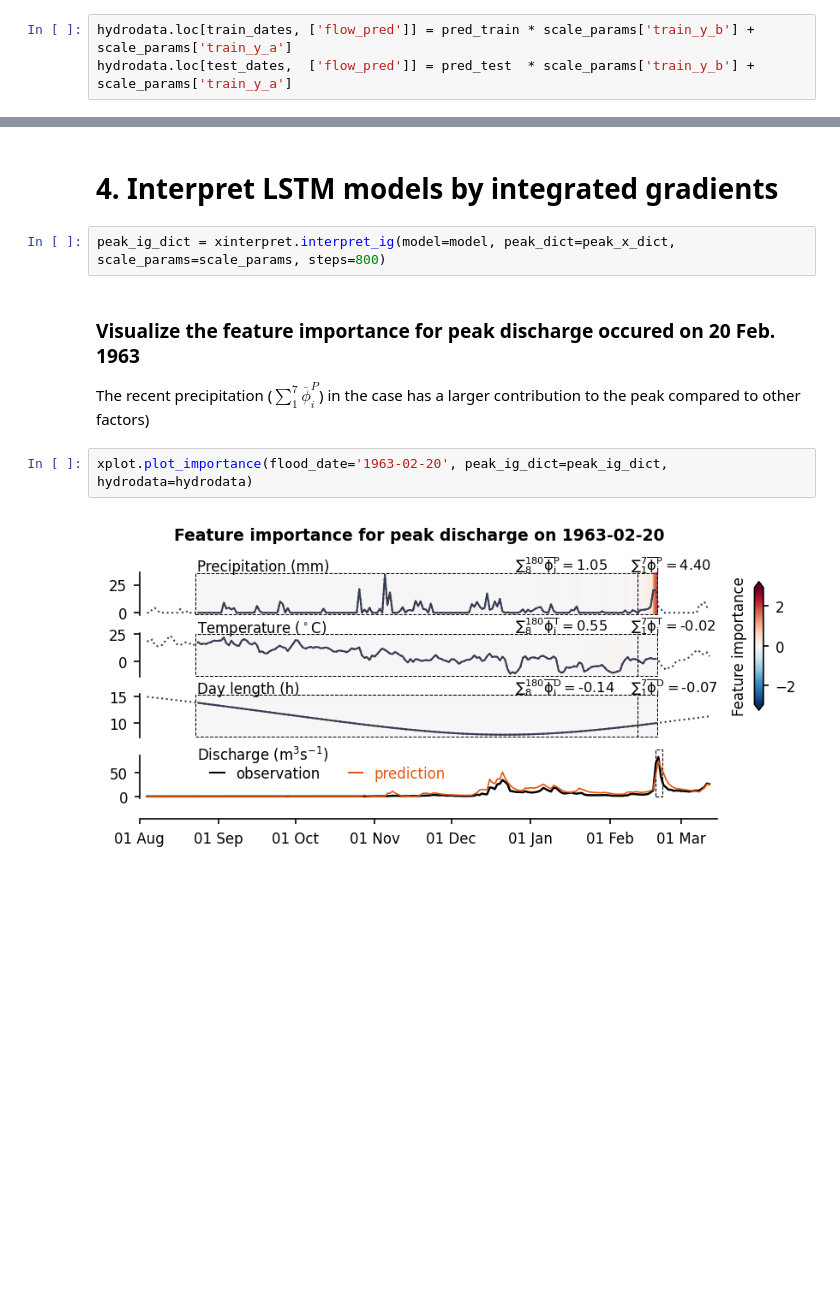
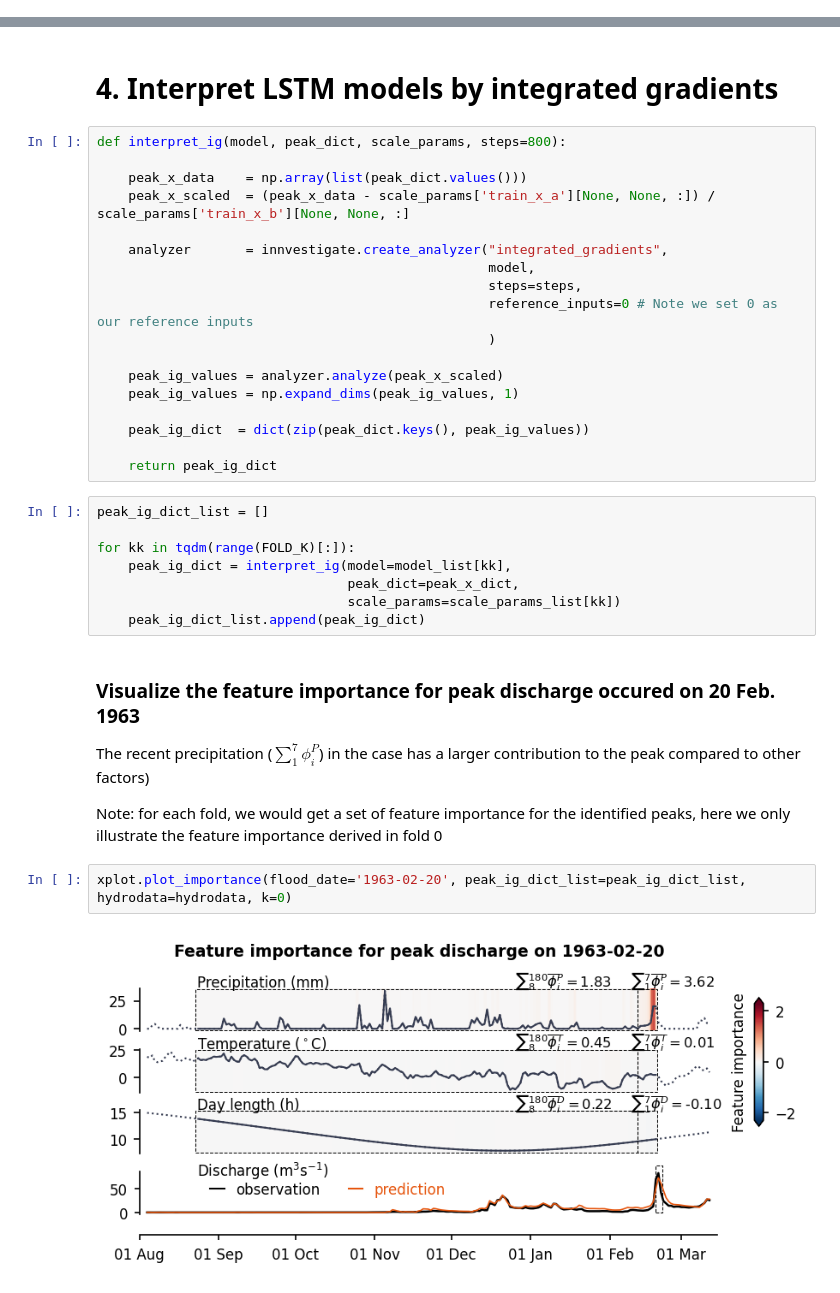
Before and after one commit to oreopie/hydro-interpretive-dl, a Jupyter notebook: interpret_lstm_eu.ipynb, the cells around one changed output, grey strips where cells are left out. Cells and saved outputs as stored; diff of their text form; blank space fills up the shorter version.

```diff
--- a/interpret_lstm_eu.ipynb
+++ b/interpret_lstm_eu.ipynb
@@ -173,3 +186,0 @@ NSE for the testing data:  0.886
-# %%
-hydrodata.loc[train_dates, ['flow_pred']] = pred_train * scale_params['train_y_b'] + scale_params['train_y_a']
-hydrodata.loc[test_dates,  ['flow_pred']] = pred_test  * scale_params['train_y_b'] + scale_params['train_y_a']
@@ -195,15 +240,41 @@ xplot.plot_peaks(hydrodata, peak_dates, plot_range=['1970-01-01', '1975-12-31'])
 # %% [markdown]
 # 4. Interpret LSTM models by integrated gradients
-# %%
-peak_ig_dict = xinterpret.interpret_ig(model=model, peak_dict=peak_x_dict, scale_params=scale_params, steps=800)
+# %%
+def interpret_ig(model, peak_dict, scale_params, steps=800):
+
+    peak_x_data    = np.array(list(peak_dict.values()))
+    peak_x_scaled  = (peak_x_data - scale_params['train_x_a'][None, None, :]) / scale_params['train_x_b'][None, None, :]
+
+    analyzer       = innvestigate.create_analyzer("integrated_gradients",
+                                                  model,
+                                                  steps=steps,
+                                                  reference_inputs=0 # Note we set 0 as our reference inputs
+                                                  )
+
+    peak_ig_values = analyzer.analyze(peak_x_scaled)
+    peak_ig_values = np.expand_dims(peak_ig_values, 1)
+
+    peak_ig_dict  = dict(zip(peak_dict.keys(), peak_ig_values))
+
+    return peak_ig_dict
+# %%
+peak_ig_dict_list = []
+
+for kk in tqdm(range(FOLD_K)[:]):
+    peak_ig_dict = interpret_ig(model=model_list[kk],
+                                peak_dict=peak_x_dict,
+                                scale_params=scale_params_list[kk])
+    peak_ig_dict_list.append(peak_ig_dict)
 # %% [markdown]
 ### Visualize the feature importance for peak discharge occured on 20 Feb. 1963
 
-The recent precipitation ($\sum_{1}^{7}\overline{\phi}^{P}_{i}$) in the case has a larger contribution to the peak compared to other factors)
+The recent precipitation ($\sum_{1}^{7}{\phi}^{P}_{i}$) in the case has a larger contribution to the peak compared to other factors)
+
+Note: for each fold, we would get a set of feature importance for the identified peaks, here we only illustrate the feature importance derived in fold 0
 # %%
-xplot.plot_importance(flood_date='1963-02-20', peak_ig_dict=peak_ig_dict, hydrodata=hydrodata)
+xplot.plot_importance(flood_date='1963-02-20', peak_ig_dict_list=peak_ig_dict_list, hydrodata=hydrodata, k=0)
 # %% [output]
-[figure, old version]
+[figure, new version]
 # %% [markdown]
 ### Visualize the feature importance for peak discharge occured on 26 Dec. 1995
 
```
Also changed, not shown: parts of 23 cells of this notebook, 5 other files.
